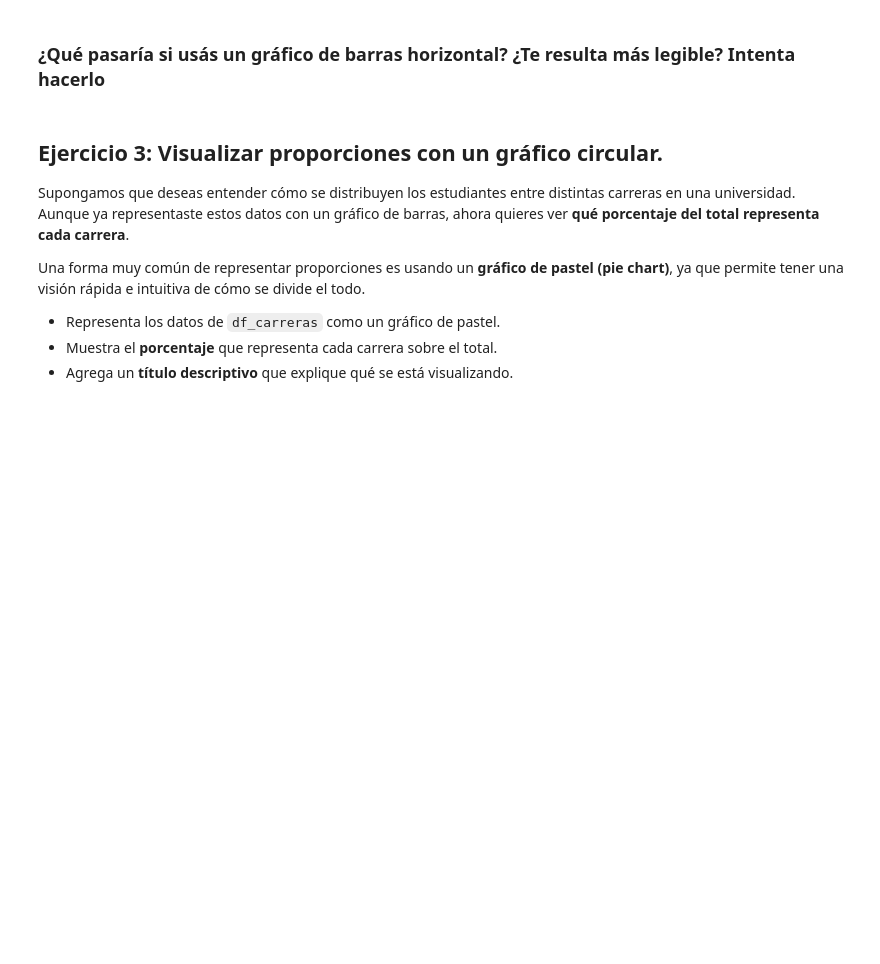
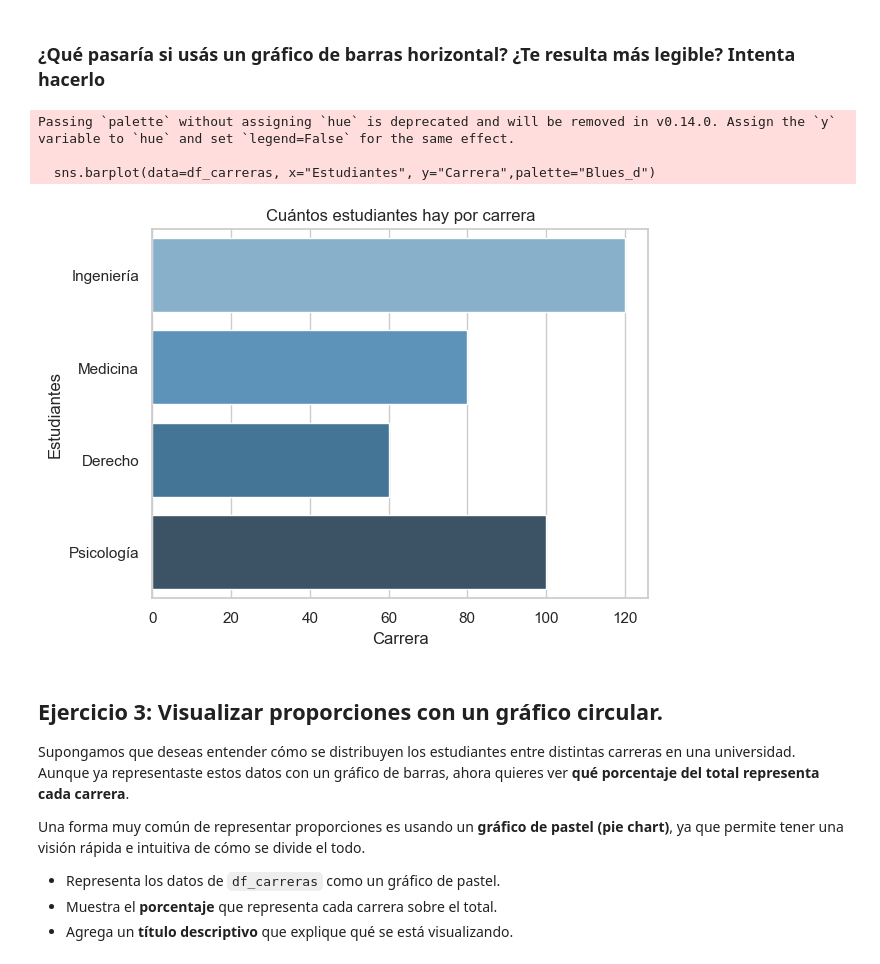
Before and after one commit to 4GeeksAcademy/Antuanvisualization-exercises-with-matplot-and-seaborn, a Jupyter notebook: notebook/Proyecto 2.ipynb, the cells around one changed output. Saved outputs shown, nothing was run; the diff lists cells and outputs as text; code cells hidden in the pictures; blank space fills up the shorter version.

```diff
--- a/notebook/Proyecto 2.ipynb
+++ b/notebook/Proyecto 2.ipynb
@@ -102,6 +102,21 @@ plt.show()  # Asegúrate de incluir los paréntesis
 ### ¿Qué pasaría si usás un gráfico de barras **horizontal**? ¿Te resulta más legible? Intenta hacerlo
 # %%
 # tu código
+
+
+# tu codigo
+
+sns.barplot(data=df_carreras, x="Estudiantes", y="Carrera",palette="Blues_d") # Cambiando los ejes es como consegui ponerlos en horizontal
+plt.title("Cuántos estudiantes hay por carrera")
+plt.xlabel("Carrera")  # Etiqueta para el eje X
+plt.ylabel("Estudiantes")  # Etiqueta para el eje Y
+plt.Figure(figsize=(10,3)) # aquí ajusto el tamaño de la figura, el primer número es el ancho y el segundo la altura
+plt.show()  # Asegúrate de incluir los paréntesis
+# %% [output]
+Passing `palette` without assigning `hue` is deprecated and will be removed in v0.14.0. Assign the `y` variable to `hue` and set `legend=False` for the same effect.
+
+  sns.barplot(data=df_carreras, x="Estudiantes", y="Carrera",palette="Blues_d")
+[figure, added]
 # %% [markdown]
 ## Ejercicio 3: Visualizar proporciones con un gráfico circular.
 
```
Also changed, not shown: parts of 6 cells of this notebook, 1 other file.
